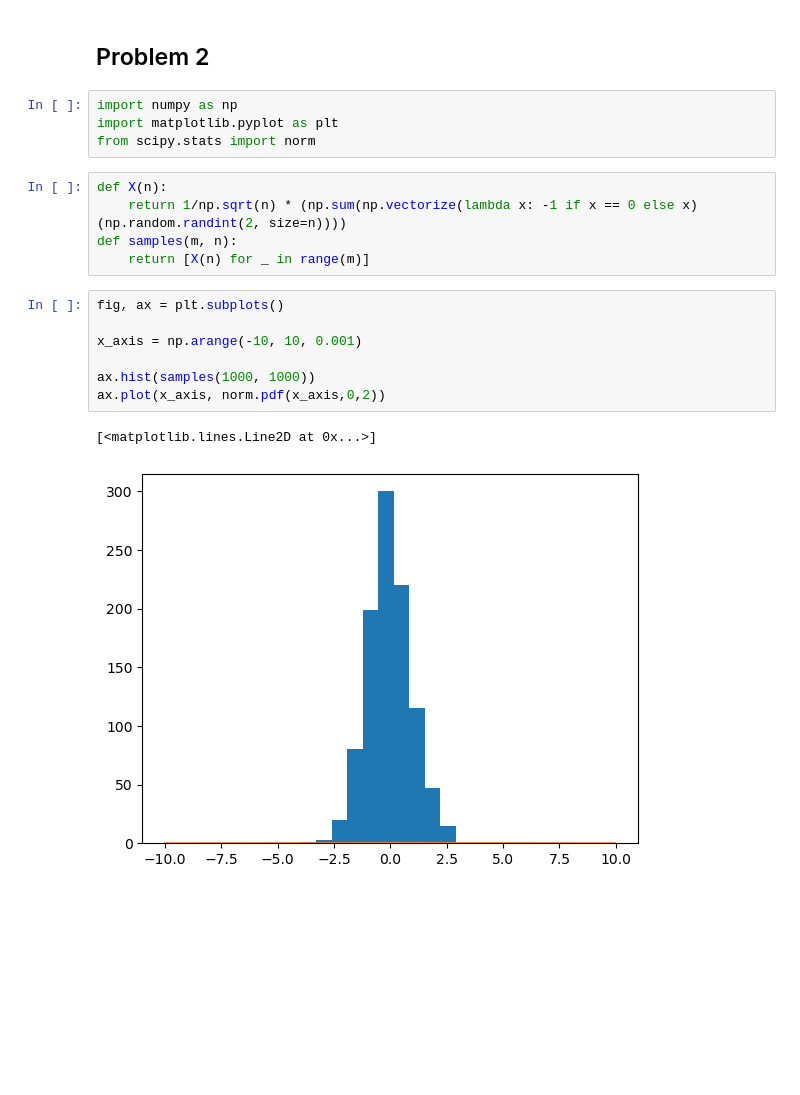
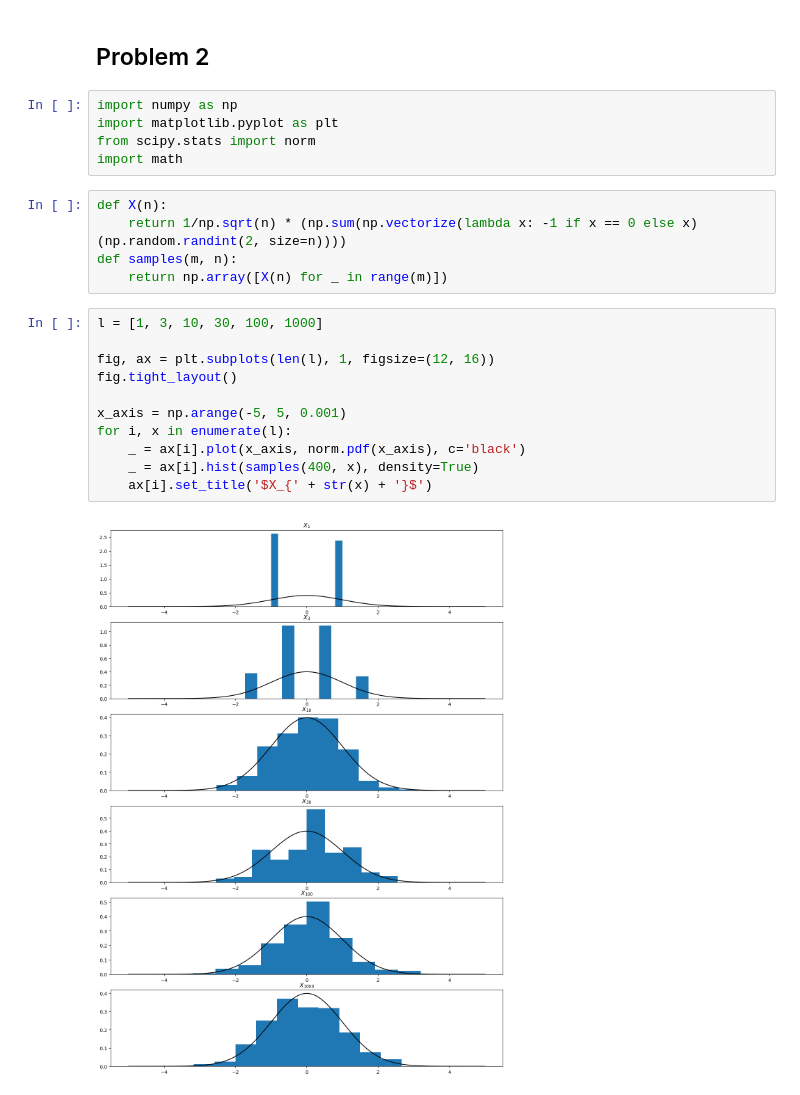
Before and after one commit to mak8427/data_visualization, a Jupyter notebook: problem-sheet-04/exercise04_luis.ipynb, the cells around one changed output. Drawn from its saved outputs; the diff is of its cells as text; blank space fills up the shorter version.

```diff
--- a/problem-sheet-04/exercise04_luis.ipynb
+++ b/problem-sheet-04/exercise04_luis.ipynb
@@ -24,18 +31,22 @@ for (y, s), d in df.groupby(['year', 'sex']):
 import numpy as np
 import matplotlib.pyplot as plt
 from scipy.stats import norm
+import math
 # %%
 def X(n):
     return 1/np.sqrt(n) * (np.sum(np.vectorize(lambda x: -1 if x == 0 else x)(np.random.randint(2, size=n))))
 def samples(m, n):
-    return [X(n) for _ in range(m)]
+    return np.array([X(n) for _ in range(m)])
 # %%
-fig, ax = plt.subplots()
+l = [1, 3, 10, 30, 100, 1000]
 
-x_axis = np.arange(-10, 10, 0.001)
+fig, ax = plt.subplots(len(l), 1, figsize=(12, 16))
+fig.tight_layout()
 
-ax.hist(samples(1000, 1000))
-ax.plot(x_axis, norm.pdf(x_axis,0,2))
+x_axis = np.arange(-5, 5, 0.001)
+for i, x in enumerate(l):
+    _ = ax[i].plot(x_axis, norm.pdf(x_axis), c='black')
+    _ = ax[i].hist(samples(400, x), density=True)
+    ax[i].set_title('$X_{' + str(x) + '}$')
 # %% [output]
-[<matplotlib.lines.Line2D at 0x...>]
-[figure, old version]
+[figure, new version]
```
Also changed, not shown: parts of 1 cell of this notebook.
